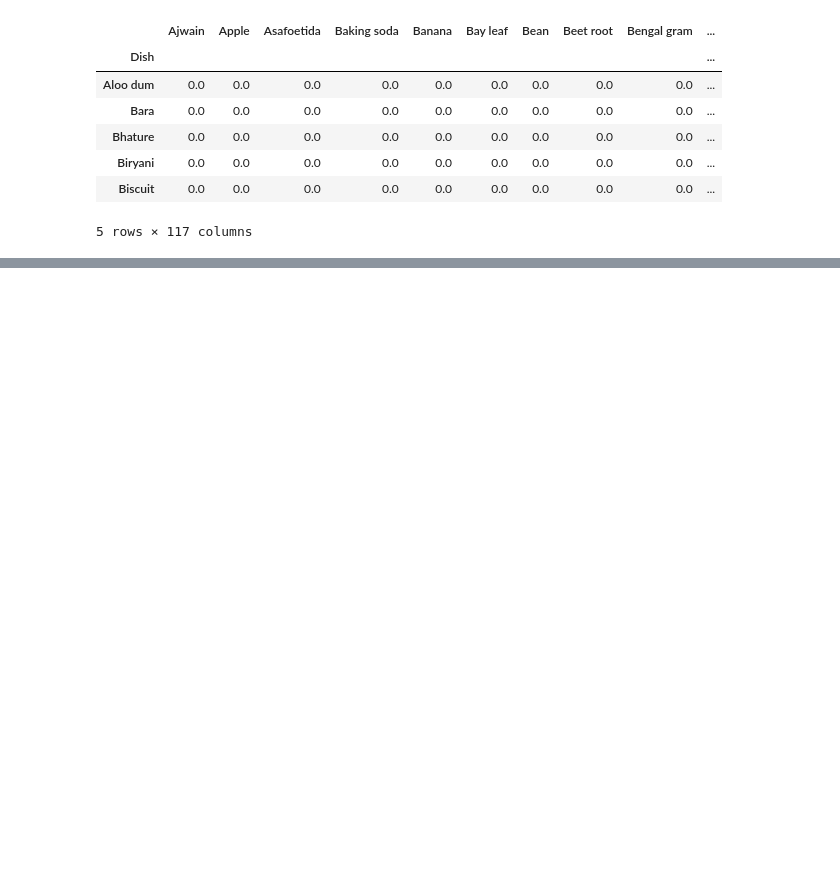
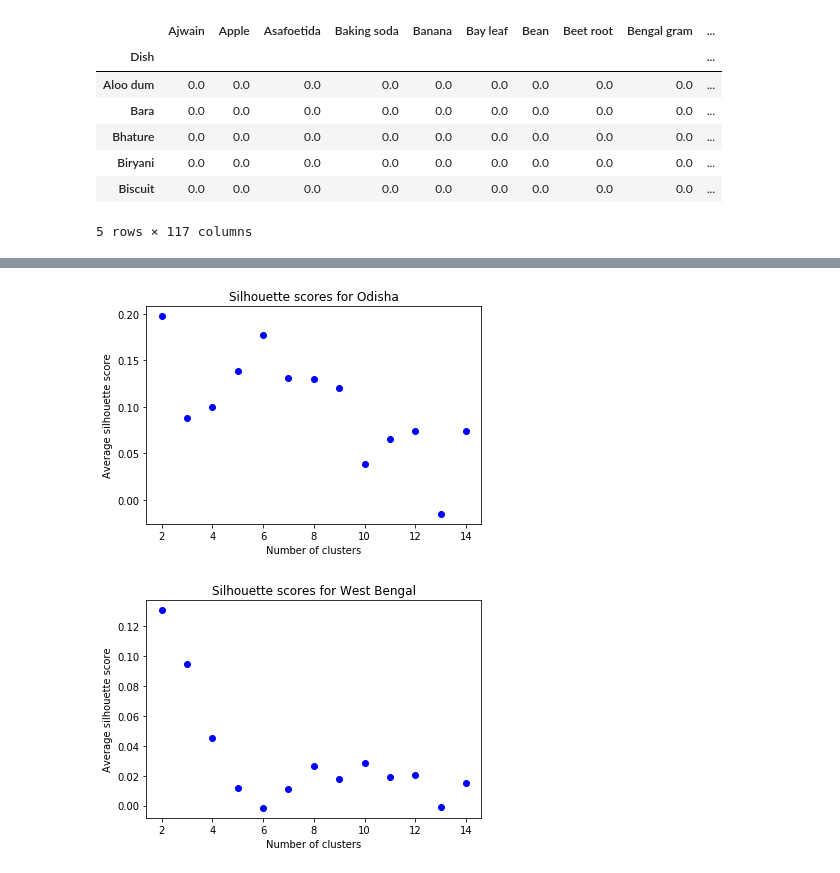
Before and after one commit to rochiecuevas/FoodChoice, a Jupyter notebook: Expert_Elicitation.ipynb, the cells around one changed output, grey strips where cells are left out. Drawn from its saved outputs; the diff is of its cells as text; code cells hidden in the pictures; blank space fills up the shorter version.

```diff
--- a/Expert_Elicitation.ipynb
+++ b/Expert_Elicitation.ipynb
@@ -456,0 +598,11 @@ dfs_ing3[0].head()
+# %%
+# Use silhouette averages to determine the optimal number of clusters (peak)
+for x in range(0, len(cluster_assignments)):
+    plt.plot(cluster_assignments[x][0], cluster_assignments[x][1], "bo")
+    plt.title(f"Silhouette scores for {states[x]}")
+    plt.xlabel("Number of clusters")
+    plt.ylabel("Average silhouette score")
+    plt.show()
+# %% [output]
+[figure, added]
+[figure, added]
```
Also changed, not shown: parts of 8 cells of this notebook.
